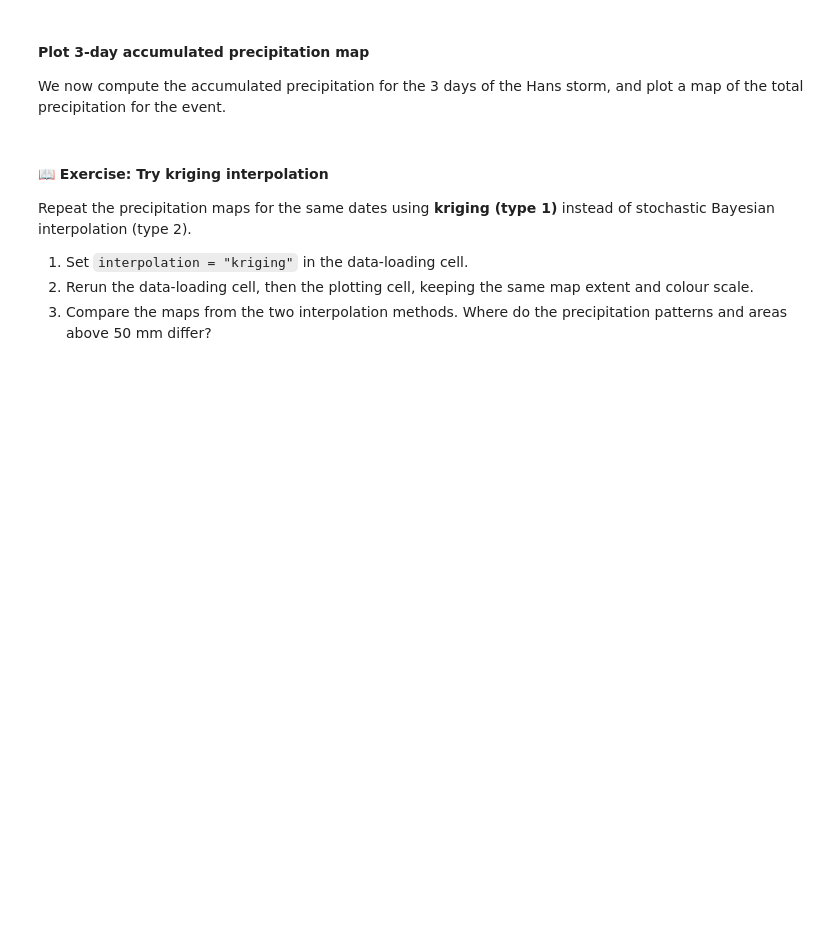
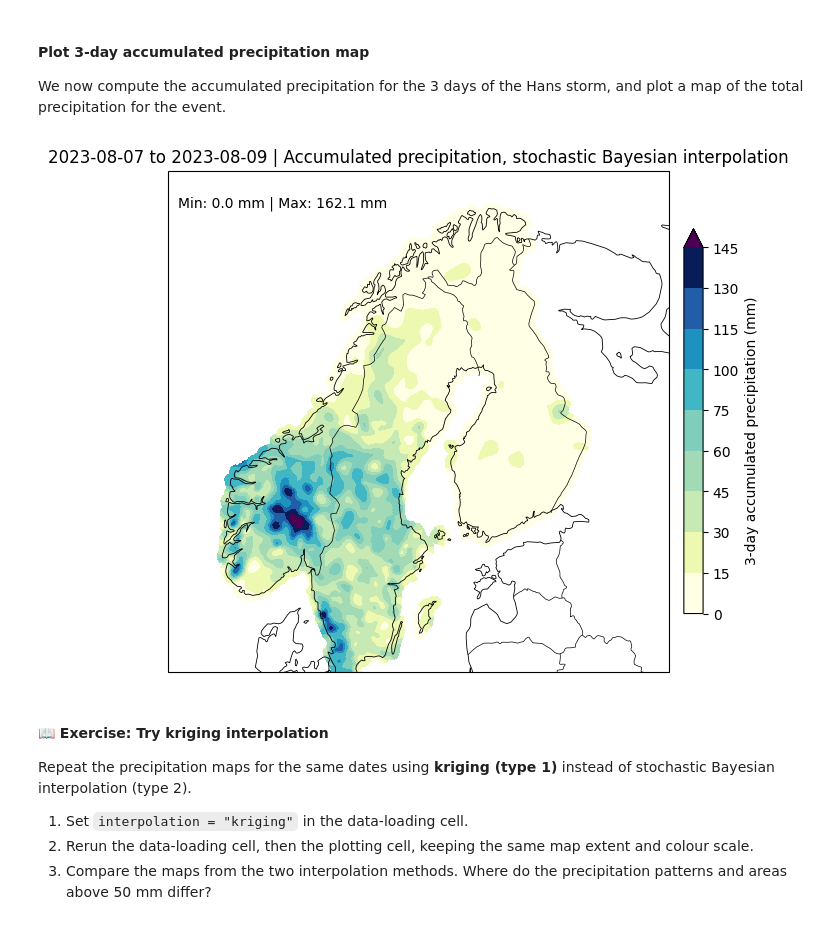
Before and after one commit to metno/c3s-training-submodule-insitu-obs, a Jupyter notebook: nordic_gridded_climate_dataset.ipynb, the cells around one changed output. Drawn from its saved outputs; the diff is of its cells as text; code cells hidden in the pictures; blank space fills up the shorter version.

```diff
--- a/nordic_gridded_climate_dataset.ipynb
+++ b/nordic_gridded_climate_dataset.ipynb
@@ -341,6 +425,46 @@ fig.savefig(f"precipitation_type{interpolation_type}_{dates[0]}_{dates[-1]}.png"
 # %% [markdown]
 #### Plot 3-day accumulated precipitation map
 We now compute the accumulated precipitation for the 3 days of the Hans storm, and plot a map of the total precipitation for the event.
+# %%
+levels = [0, 15, 30, 45, 60, 75, 100, 115, 130, 145]
+norm = BoundaryNorm(levels, cmap.N)
+
+# Sum the daily maps into a single 3-day accumulated total.
+accumulated_precipitation = sum(precipitation_data)
+min_precipitation = float(accumulated_precipitation.min())
+max_precipitation = float(accumulated_precipitation.max())
+
+fig, ax = plt.subplots(
+    figsize=(6, 6),
+    subplot_kw={"projection": projection},
+    layout="constrained",
+)
+mesh = ax.pcolormesh(
+    accumulated_precipitation.X, accumulated_precipitation.Y, accumulated_precipitation,
+    transform=source_crs, cmap=cmap, norm=norm, shading="auto", rasterized=True,
+)
+ax.set_extent([3, 33, 55, 72], crs=ccrs.PlateCarree())
+ax.coastlines(resolution="50m", linewidth=0.6)
+ax.add_feature(cfeature.BORDERS.with_scale("50m"), linewidth=0.5)
+ax.set_title(f"{dates[0]} to {dates[-1]} | Accumulated precipitation, {interpolation} interpolation")
+
+ax.text(
+    0.02, 0.92,
+    f"Min: {min_precipitation:.1f} mm | Max: {max_precipitation:.1f} mm",
+    transform=ax.transAxes, fontsize=10,
+    verticalalignment="bottom", horizontalalignment="left",
+    bbox={"facecolor": "white", "alpha": 0.8, "edgecolor": "none", "pad": 4},
+)
+
+colorbar = fig.colorbar(
+    mesh, ax=ax, orientation="vertical", boundaries=levels,
+    ticks=levels, spacing="uniform", extend="max", shrink=0.65, pad=0.03,
+)
+colorbar.set_label("3-day accumulated precipitation (mm)")
+plt.show()
+fig.savefig(f"precipitation_accumulated_type{interpolation_type}_{dates[0]}_{dates[-1]}.png", dpi=300, bbox_inches="tight")
+# %% [output]
+[figure, added]
 # %% [markdown]
 #### 📖 Exercise: Try kriging interpolation
 
```
Also changed, not shown: parts of 20 cells of this notebook.
